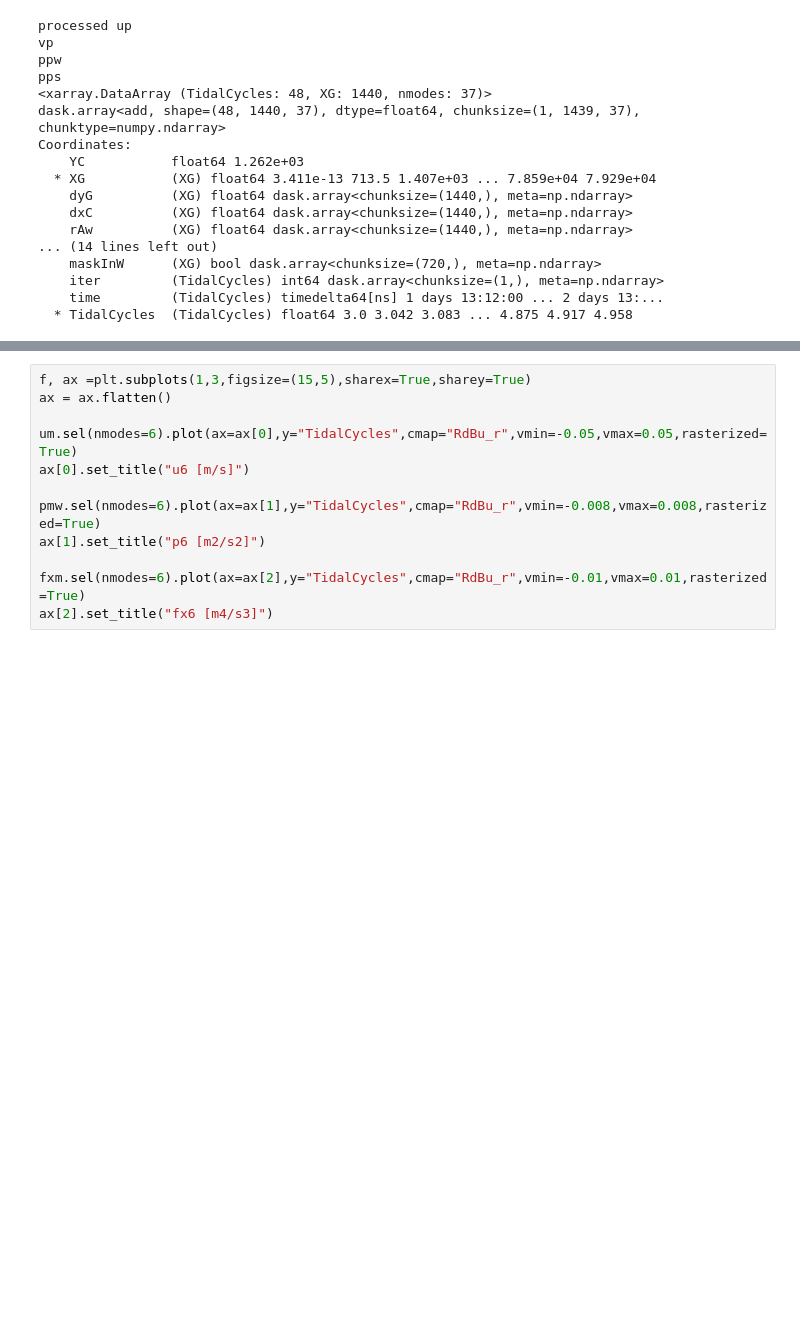
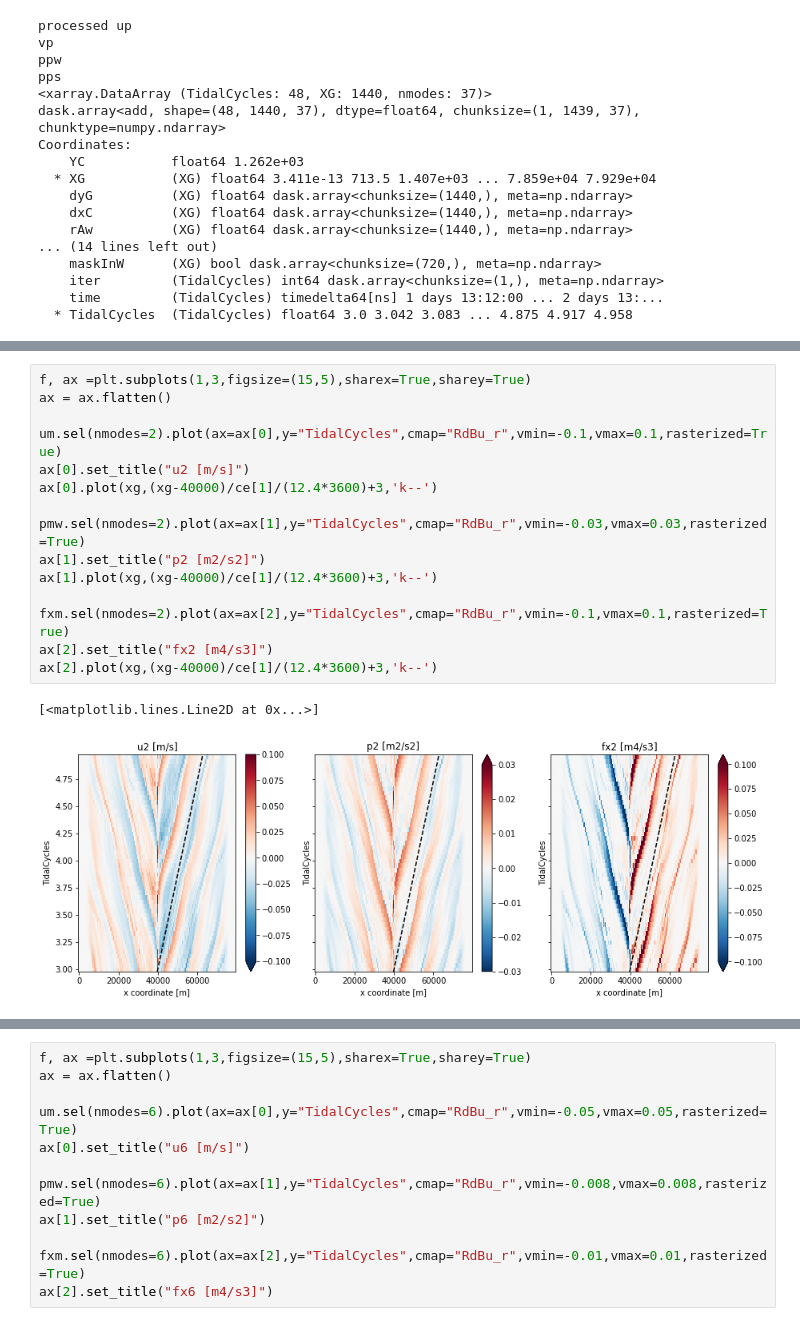
Before and after one commit to jiaxuanchang/cal_ModeEnergy, a Jupyter notebook: U008N0TopConst/cal_vertmodesEng_NEW_atiy50.ipynb, the cells around one changed output, grey strips where cells are left out. Cells and saved outputs as stored; diff of their text form; blank space fills up the shorter version.

```diff
--- a/U008N0TopConst/cal_vertmodesEng_NEW_atiy50.ipynb
+++ b/U008N0TopConst/cal_vertmodesEng_NEW_atiy50.ipynb
@@ -264,0 +268,18 @@ Text(0.5, 1.0, 'fx1 [m4/s3]')
+# %%
+f, ax =plt.subplots(1,3,figsize=(15,5),sharex=True,sharey=True)
+ax = ax.flatten()
+
+um.sel(nmodes=2).plot(ax=ax[0],y="TidalCycles",cmap="RdBu_r",vmin=-0.1,vmax=0.1,rasterized=True)
+ax[0].set_title("u2 [m/s]")
+ax[0].plot(xg,(xg-40000)/ce[1]/(12.4*3600)+3,'k--')
+
+pmw.sel(nmodes=2).plot(ax=ax[1],y="TidalCycles",cmap="RdBu_r",vmin=-0.03,vmax=0.03,rasterized=True)
+ax[1].set_title("p2 [m2/s2]")
+ax[1].plot(xg,(xg-40000)/ce[1]/(12.4*3600)+3,'k--')
+
+fxm.sel(nmodes=2).plot(ax=ax[2],y="TidalCycles",cmap="RdBu_r",vmin=-0.1,vmax=0.1,rasterized=True)
+ax[2].set_title("fx2 [m4/s3]")
+ax[2].plot(xg,(xg-40000)/ce[1]/(12.4*3600)+3,'k--')
+# %% [output]
+[<matplotlib.lines.Line2D at 0x...>]
+[figure, added]
```
Also changed, not shown: parts of 9 cells of this notebook.
